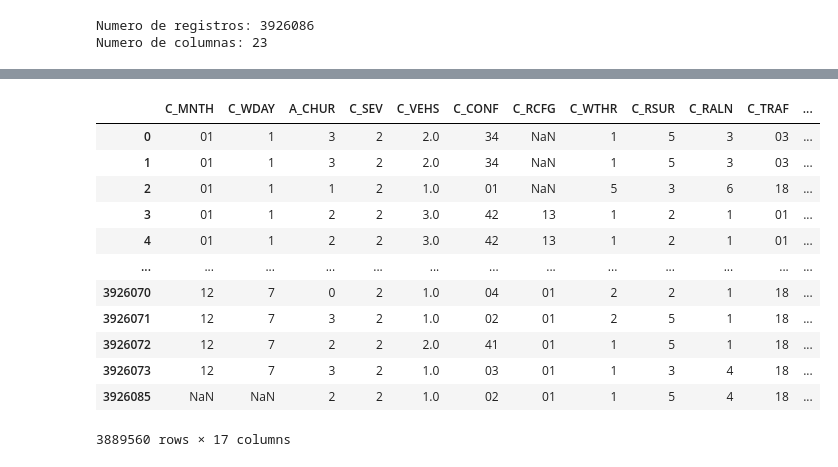
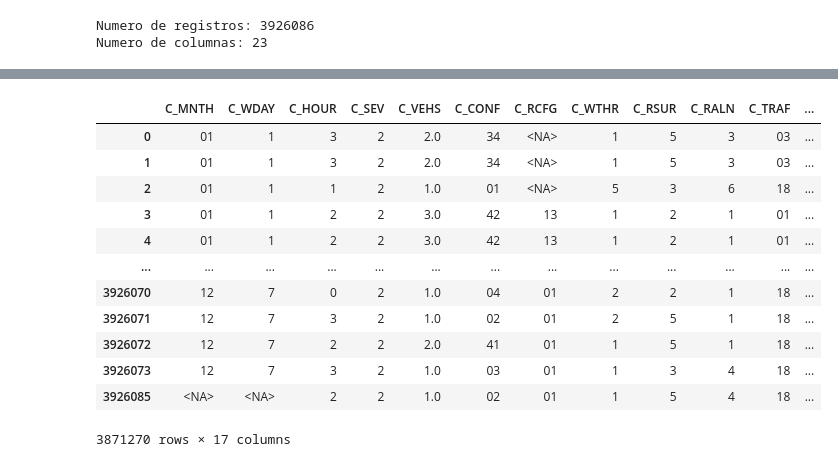
Before and after one commit to Randy03/cunef_ml_canadian_crash, a Jupyter notebook: notebooks/EDA.ipynb, the cells around one changed output, grey strips where cells are left out. Saved outputs shown, nothing was run; the diff lists cells and outputs as text; code cells hidden in the pictures.

```diff
--- a/EDA.ipynb
+++ b/notebooks/EDA.ipynb
@@ -106,6 +109,6 @@ others = {
     "C_RCFG": "13",
     "C_CONF": "42"
 }
-int_types = ["P_AGE","A_VAGE","A_PERS","C_VEHS"]
-categories = [col for col in data.columns if col not in int_types + unnecessary_columns]
-target_columns = ["C_SEV","P_ISEV"]
+int_types = ["P_AGE","V_AGE","C_PERS","C_VEHS"]
+categories = [col for col in data_raw.columns if col not in int_types + unnecessary_columns]
+target = "C_SEV"
@@ -129,2 +144,3 @@ for key,value in others.items():
 # %%
-categories
+replace_categories_nas(crashes_by_driver_df,categories)
+crashes_by_driver_df['C_HOUR'] = crashes_by_driver_df['C_HOUR'].apply(transform_hour)
@@ -160,3 +147,3 @@ Name: C_MNTH, Length: 3926086, dtype: object
 # %%
 #agregar columna con antiguedad del coche
-data['A_VAGE'] = data['C_YEAR'] - pd.to_numeric(data['V_YEAR'], errors='coerce')
+crashes_by_driver_df['V_AGE'] = crashes_by_driver_df['C_YEAR'] - pd.to_numeric(crashes_by_driver_df['V_YEAR'], errors='coerce')
@@ -178,3 +150,2 @@ data['C_HOUR'] = data['C_HOUR'].apply(transform_hour)
 # %%
-data[int_types] = data[int_types].apply(pd.to_numeric, errors='coerce',downcast='integer')
-data[categories] = data[categories].astype('category')
+crashes_by_driver_df[int_types] = crashes_by_driver_df[int_types].apply(pd.to_numeric, errors='coerce',downcast='integer')
@@ -183,11 +152,11 @@ data = data.rename(columns={'P_SEX':'A_DSEX','P_AGE':"A_DAGE",'C_HOUR':'A_CHUR'}
 # %%
-data = data.drop(unnecessary_columns,1).drop_duplicates()
-data
+crashes_by_driver_df = crashes_by_driver_df.drop(unnecessary_columns,1).drop_duplicates()
+crashes_by_driver_df
 # %% [output]
-|  | C_MNTH | C_WDAY | A_CHUR | C_SEV | C_VEHS | C_CONF | C_RCFG | C_WTHR | C_RSUR | C_RALN | C_TRAF | ... |
-| 0 | 01 | 1 | 3 | 2 | 2.0 | 34 | NaN | 1 | 5 | 3 | 03 | ... |
-| 1 | 01 | 1 | 3 | 2 | 2.0 | 34 | NaN | 1 | 5 | 3 | 03 | ... |
-| 2 | 01 | 1 | 1 | 2 | 1.0 | 01 | NaN | 5 | 3 | 6 | 18 | ... |
+|  | C_MNTH | C_WDAY | C_HOUR | C_SEV | C_VEHS | C_CONF | C_RCFG | C_WTHR | C_RSUR | C_RALN | C_TRAF | ... |
+| 0 | 01 | 1 | 3 | 2 | 2.0 | 34 | <NA> | 1 | 5 | 3 | 03 | ... |
+| 1 | 01 | 1 | 3 | 2 | 2.0 | 34 | <NA> | 1 | 5 | 3 | 03 | ... |
+| 2 | 01 | 1 | 1 | 2 | 1.0 | 01 | <NA> | 5 | 3 | 6 | 18 | ... |
 | 3 | 01 | 1 | 2 | 2 | 3.0 | 42 | 13 | 1 | 2 | 1 | 01 | ... |
 | 4 | 01 | 1 | 2 | 2 | 3.0 | 42 | 13 | 1 | 2 | 1 | 01 | ... |
 | ... | ... | ... | ... | ... | ... | ... | ... | ... | ... | ... | ... | ... |
@@ -195,5 +164,5 @@ data
 | 3926071 | 12 | 7 | 3 | 2 | 1.0 | 02 | 01 | 2 | 5 | 1 | 18 | ... |
 | 3926072 | 12 | 7 | 2 | 2 | 2.0 | 41 | 01 | 1 | 5 | 1 | 18 | ... |
 | 3926073 | 12 | 7 | 3 | 2 | 1.0 | 03 | 01 | 1 | 3 | 4 | 18 | ... |
-| 3926085 | NaN | NaN | 2 | 2 | 1.0 | 02 | 01 | 1 | 5 | 4 | 18 | ... |
+| 3926085 | <NA> | <NA> | 2 | 2 | 1.0 | 02 | 01 | 1 | 5 | 4 | 18 | ... |
-3889560 rows × 17 columns
+3871270 rows × 17 columns
```
Also changed, not shown: parts of 24 cells of this notebook, 8 other files.
